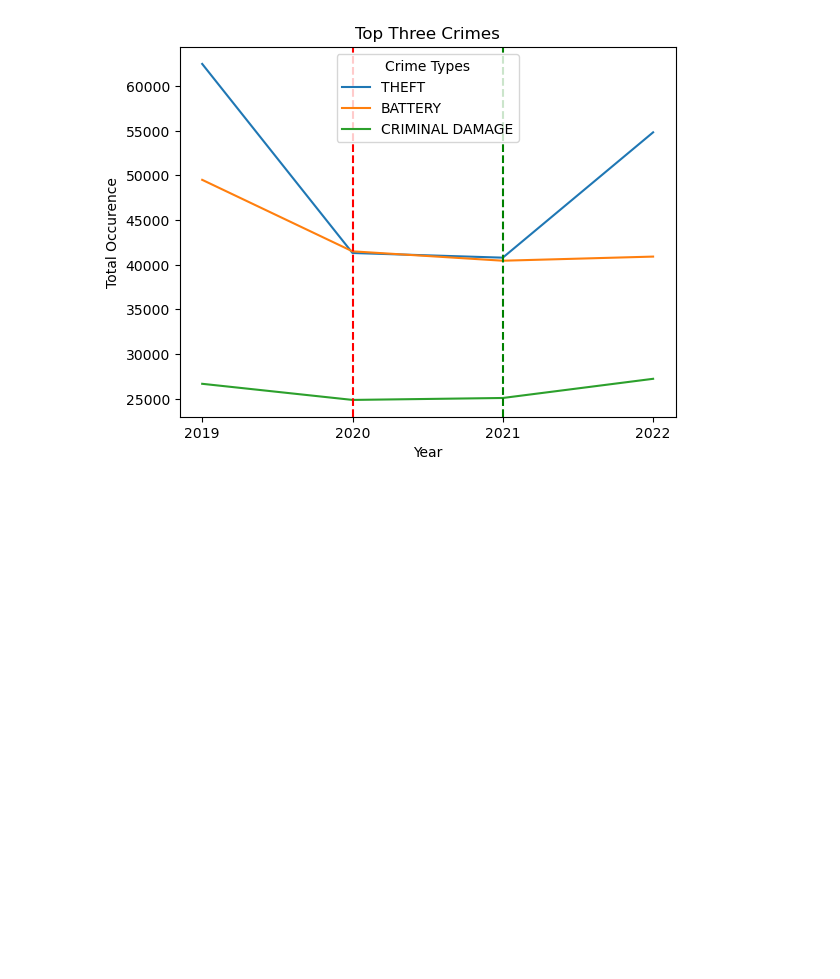
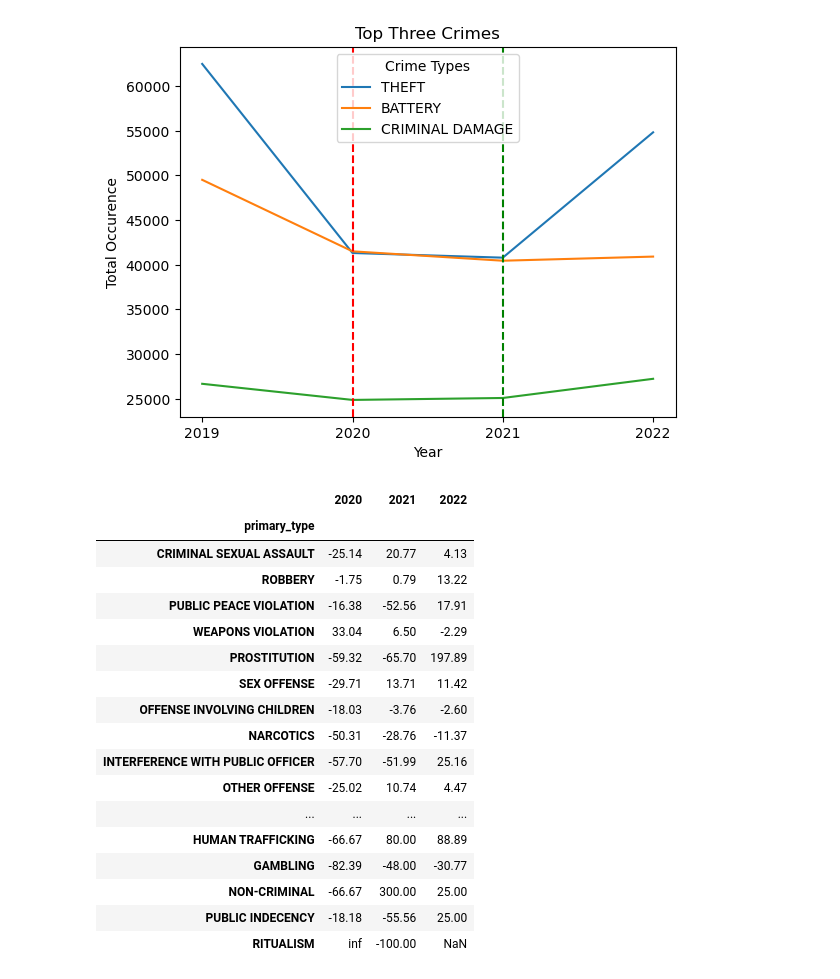
Before and after one commit to jdolinsky/chicago_crime, a Jupyter notebook: crime_increase_covid.ipynb, the cells around one changed output. Cells and saved outputs as stored; diff of their text form; code cells hidden in the pictures; blank space fills up the shorter version.

```diff
--- a/crime_increase_covid.ipynb
+++ b/crime_increase_covid.ipynb
@@ -98,3 +73,11 @@ df_crime_cl = pd.DataFrame(df_crime_counts["count"][['CRIMINAL SEXUAL ASSAULT',
+# %%
+df_top_three = pd.DataFrame(df_crime_counts["count"][["THEFT", "BATTERY", "CRIMINAL DAMAGE"]])
+df_crime_cl = pd.DataFrame(df_crime_counts["count"][crime_types])
+# Merge two categories - "CRIM SEXUAL ASSAULT" and "CRIMINAL SEXUAL ASSAULT"
+df_crime_cl["CRIMINAL SEXUAL ASSAULT"] = df_crime_cl["CRIM SEXUAL ASSAULT"] + df_crime_cl["CRIMINAL SEXUAL ASSAULT"]
+df_crime_cl.drop(columns = "CRIM SEXUAL ASSAULT", inplace = True)
+# update crime types
+crime_types = df_crime_cl.columns
 # %%
 df_top_three_pandemic = df_top_three.loc[2019:2022]
 plot = df_top_three_pandemic.plot(xticks = range(2019,2023),
@@ -106,3 +89,36 @@ plot.axvline(2021, color = "green", linestyle = "dashed")
 plot = plot.legend(title='Crime Types')
 # %% [output]
 [figure]
+# %%
+years = [2020, 2021, 2022]
+rows = []
+
+for type in crime_types:
+    change = df_crime_cl[type].pct_change(periods=1) * 100
+    row = []
+    for year in years:
+        row.append(round(change.loc[year], 2))
+    rows.append(row)
+# %%
+change_df = pd.DataFrame(rows, index = crime_types, columns = years)
+# %%
+change_df
+# %% [output]
+|  | 2020 | 2021 | 2022 |
+| primary_type |  |  |  |
+| CRIMINAL SEXUAL ASSAULT | -25.14 | 20.77 | 4.13 |
+| ROBBERY | -1.75 | 0.79 | 13.22 |
+| PUBLIC PEACE VIOLATION | -16.38 | -52.56 | 17.91 |
+| WEAPONS VIOLATION | 33.04 | 6.50 | -2.29 |
+| PROSTITUTION | -59.32 | -65.70 | 197.89 |
+| SEX OFFENSE | -29.71 | 13.71 | 11.42 |
+| OFFENSE INVOLVING CHILDREN | -18.03 | -3.76 | -2.60 |
+| NARCOTICS | -50.31 | -28.76 | -11.37 |
+| INTERFERENCE WITH PUBLIC OFFICER | -57.70 | -51.99 | 25.16 |
+| OTHER OFFENSE | -25.02 | 10.74 | 4.47 |
+| ... | ... | ... | ... |
+| HUMAN TRAFFICKING | -66.67 | 80.00 | 88.89 |
+| GAMBLING | -82.39 | -48.00 | -30.77 |
+| NON-CRIMINAL | -66.67 | 300.00 | 25.00 |
+| PUBLIC INDECENCY | -18.18 | -55.56 | 25.00 |
+| RITUALISM | inf | -100.00 | NaN |
```
Also changed, not shown: parts of 7 cells of this notebook.
